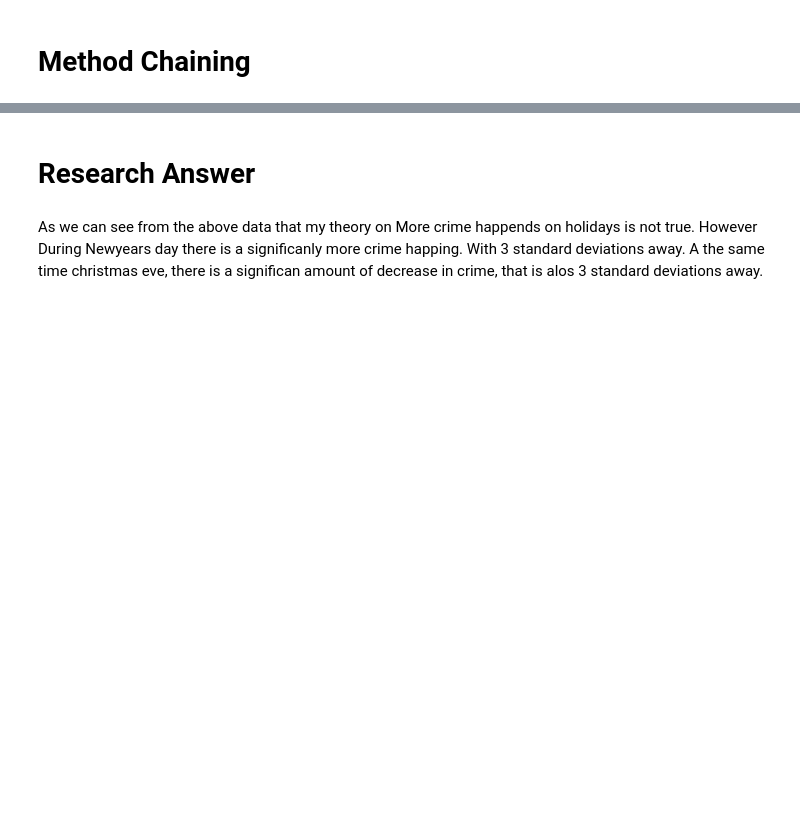
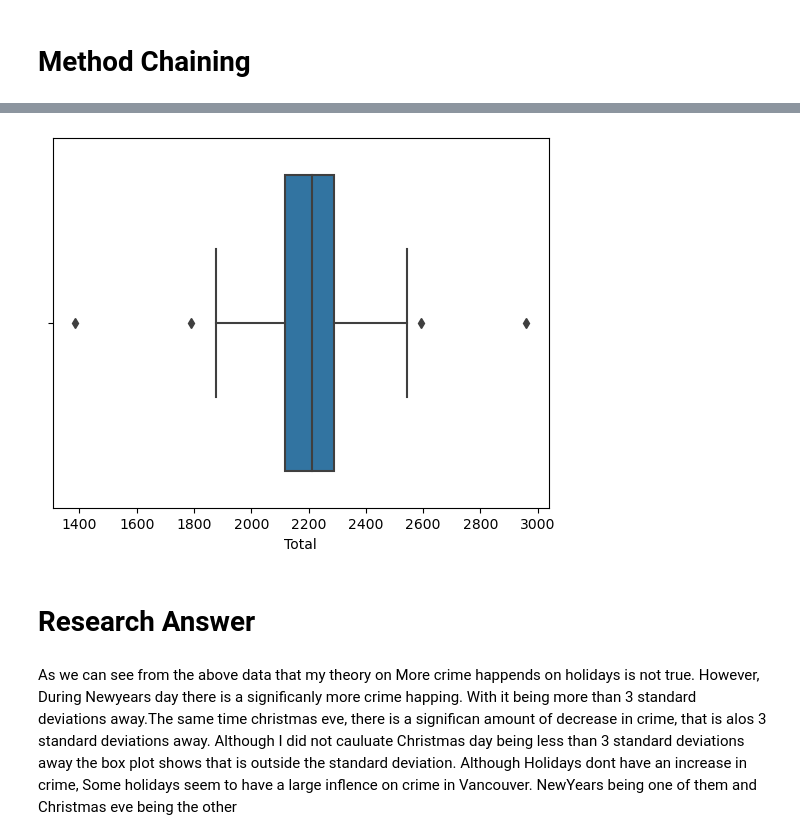
Before and after one commit to ubco-W2022T1-cosc301/project-group11, a Jupyter notebook: notebooks/analysis1.ipynb, the cells around one changed output, grey strips where cells are left out. Drawn from its saved outputs; the diff is of its cells as text; code cells hidden in the pictures; blank space fills up the shorter version.

Commit message:
Moved Functions into py folder, And finished MY Anaysis findings

```diff
--- a/notebooks/analysis1.ipynb
+++ b/notebooks/analysis1.ipynb
@@ -252,0 +217,5 @@ sns.boxplot(alldf, x= alldf['Total'])
+# %%
+import project_functions1 as p1
+file = '../data/raw/crimedata_csv_all_years.csv'
+Hcrime = p1.First_Mod()
+display(Hcrime)
@@ -252,0 +231,5 @@ sns.boxplot(alldf, x= alldf['Total'])
+# %%
+file = '../data/raw/crimedata_csv_all_years.csv'
+df1 = p1.Rand_date(file)
+SigDates = p1.Sec_Mod(Hcrime,df1)
+display(SigDates)
@@ -253,4 +245,8 @@ sns.boxplot(alldf, x= alldf['Total'])
+# %%
+box_plot = p1.Third_Mod(Hcrime,df1)
+# %% [output]
+[figure, added]
 # %% [markdown]
 # Research Answer
 # %% [markdown]
-As we can see from the above data that my theory on More crime happends on holidays is not true. However During Newyears day there is a significanly more crime happing. With 3 standard deviations away. A the same time christmas eve, there is a significan amount of decrease in crime, that is alos 3 standard deviations away.
+As we can see from the above data that my theory on More crime happends on holidays is not true. However, During Newyears day there is a significanly more crime happing. With it being more than 3 standard deviations away.The same time christmas eve, there is a significan amount of decrease in crime, that is alos 3 standard deviations away. Although I did not cauluate Christmas day being less than 3 standard deviations away the box plot shows that is outside the standard deviation. Although Holidays dont have an increase in crime, Some holidays seem to have a large inflence on crime in Vancouver. NewYears being one of them and Christmas eve being the other
```
Also changed, not shown: parts of 7 cells of this notebook, 1 other file.
